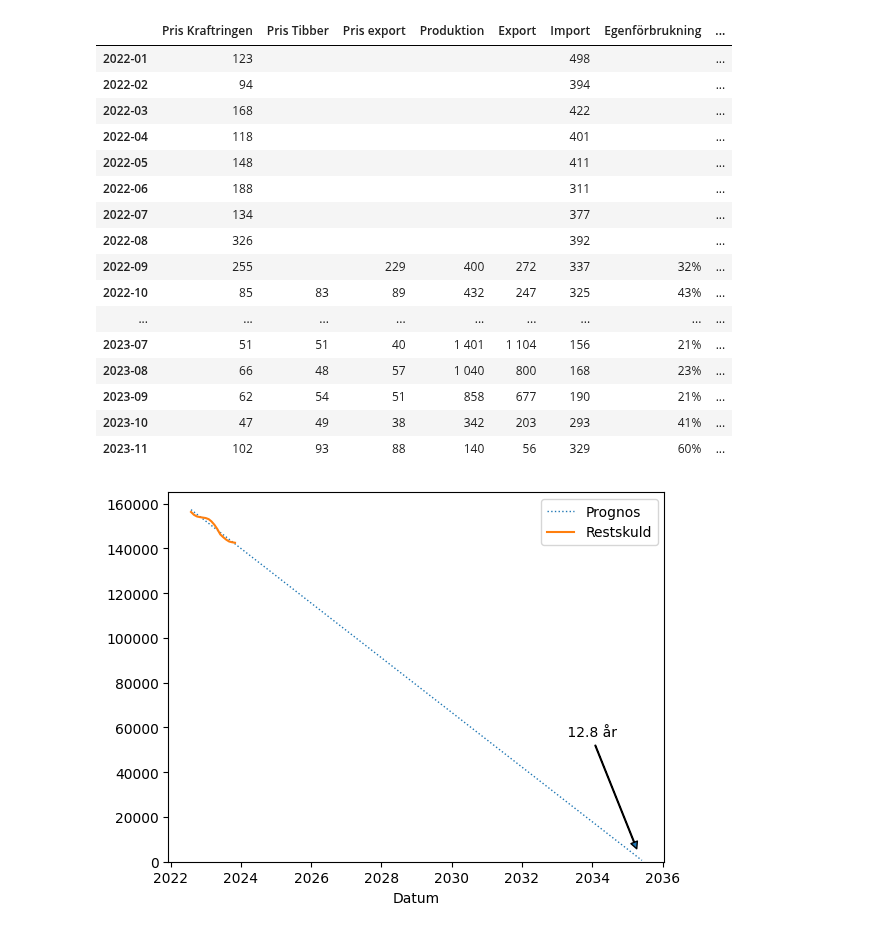
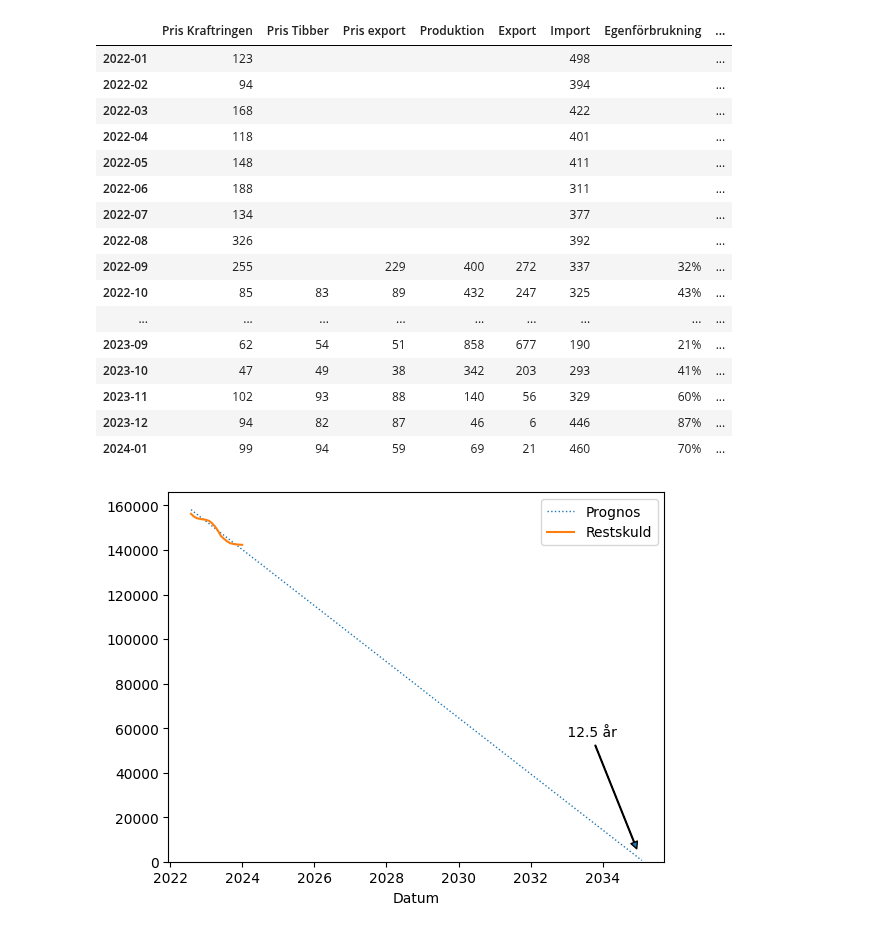
Before and after one commit to frolswe/sol, a Jupyter notebook: solceller.ipynb, the cells around one changed output. Drawn from its saved outputs; the diff is of its cells as text; code cells hidden in the pictures.

```diff
--- a/solceller.ipynb
+++ b/solceller.ipynb
@@ -8,6 +8,8 @@
 # Alla priser utan moms.
 data = {
     # Månad,    Produktion (kWh), Import (kWh), Export (kWh), Pris export (öre/kWh), Pris Tibber (öre/kWh), Pris Kraftringen (öre/kWh)
+    "2024-01": [           69.21,      460.218,       20.757,                59.48,                  94.07, 123.68/1.25               ],
+    "2023-12": [           45.85,      445.915,        5.981,                87.03,                  81.93, 117.82/1.25               ],
     "2023-11": [          140   ,      328.672,       55.545,                88.32,                  92.96, 127.22/1.25               ],
     "2023-10": [          342   ,      292.687,      203.065,                37.58,                  48.56, 58.78/1.25                ],
     "2023-09": [          858   ,      189.51 ,      677.303,                51.07,                  54.19, 77.55/1.25                ],
@@ -44,13 +46,19 @@ data2 = {
     # Nätnytta (öre/kWh)
     # Tibber abonnemang (kr/månad)
     # Kraftringen abonnemang (kr/månad)
+    # Fjärrvärme abonnemang (kr/månad)
+    # Fjärrvärme pris (öre/kWh)
+    "2024-01": {"Energiskatt": 42.8, "Elnät abonnemang": 410,
+                "Fjärrvärme pris": 87.00/1.25, "Fjärrvärme pris (rörligt)": 120.30/1.25, "Fjärrvärme abonnemang": 4670/12/1.25},
     "2023-07": {"Överföringsavgift": 15.00},
     "2023-03": {"Överföringsavgift": 21.60, "Elnät abonnemang": 368},
-    "2023-01": {"Energiskatt": 39.2, "Nätnytta": 11},
+    "2023-01": {"Energiskatt": 39.2, "Nätnytta": 11,
+                "Fjärrvärme pris": 80.50/1.25, "Fjärrvärme pris (rörligt)": 111.40/1.25, "Fjärrvärme abonnemang": 4325/12/1.25},
     "2022-10": {                                                      "Tibber abonnemang": 31},
     "2022-08": {"Investering": 156265},
     "2022-07": {"Överföringsavgift": 19.60, "Elnät abonnemang": 336},
-    "2022-01": {"Överföringsavgift": 18.00, "Elnät abonnemang": 308,  "Kraftringen abonnemang": 36, "Energiskatt": 36, "Nätnytta": 5, "Skattereduktion": 60},
+    "2022-01": {"Överföringsavgift": 18.00, "Elnät abonnemang": 308,  "Kraftringen abonnemang": 36, "Energiskatt": 36, "Nätnytta": 5, "Skattereduktion": 60,
+                "Fjärrvärme pris": 76.00/1.25, "Fjärrvärme abonnemang": 4080/12/1.25},
 }
 # %%
 # Uträkningar
@@ -189,44 +197,44 @@ df.style \
 | 2022-09 | 255 |  | 229 | 400 | 272 | 337 | 32% | ... |
 | 2022-10 | 85 | 83 | 89 | 432 | 247 | 325 | 43% | ... |
 | ... | ... | ... | ... | ... | ... | ... | ... | ... |
-| 2023-07 | 51 | 51 | 40 | 1 401 | 1 104 | 156 | 21% | ... |
-| 2023-08 | 66 | 48 | 57 | 1 040 | 800 | 168 | 23% | ... |
 | 2023-09 | 62 | 54 | 51 | 858 | 677 | 190 | 21% | ... |
 | 2023-10 | 47 | 49 | 38 | 342 | 203 | 293 | 41% | ... |
 | 2023-11 | 102 | 93 | 88 | 140 | 56 | 329 | 60% | ... |
+| 2023-12 | 94 | 82 | 87 | 46 | 6 | 446 | 87% | ... |
+| 2024-01 | 99 | 94 | 59 | 69 | 21 | 460 | 70% | ... |
 # %%
 # Visualisera restskuld.
 
 import matplotlib as mpl
 import matplotlib.pyplot as plt
 
 dfr = pd.DataFrame(df.loc["2022-08":, "Restskuld"])
 t = [t.timestamp() for t in dfr.index]
-line = np.polyfit(t, dfr["Restskuld"].values, 1)
+line = np.polyfit(t[-12:], dfr["Restskuld"].values[-12:], 1)
 zero = pd.to_datetime(-line[1] / line[0], unit="s").to_period("M").to_timestamp()
 
 dfr.loc[dfr.index[0], "Prognos"] = 0.0
 dfr.loc[zero, "Prognos"] = 0.0
 for t in dfr.index:
     dfr.loc[t, "Prognos"] = line[1] + line[0]*t.timestamp()
 
 fig, ax = plt.subplots()
 
 ax.plot(dfr["Prognos"], label="Prognos", linewidth=1, linestyle=":")
 ax.plot(dfr["Restskuld"], label="Restskuld")
 
 ax.set_xlabel("Datum")
 ax.legend()
 ax.set_ylim(bottom=0)
 _ = ax.annotate(f"{(zero - dfr.index[0]).total_seconds() / 3600 / 24 / 365.25 : .3n} år",
                 va = "center", ha="center",
                 xy=(zero, 0), xytext=(0.85, .35), textcoords="axes fraction")
 _ = ax.annotate("",
                 va = "center", ha="center",
                 xy=(zero, 0), xytext=(0.85, .35), textcoords="axes fraction",
                 arrowprops=dict(width=0.5, headwidth=5, headlength=5, shrink=0.1))
 # %% [output]
-[figure, old version]
+[figure, new version]
 # %%
 # Visualisera produktion och resultat per månad.
 
```
Also changed, not shown: parts of 2 cells of this notebook.
